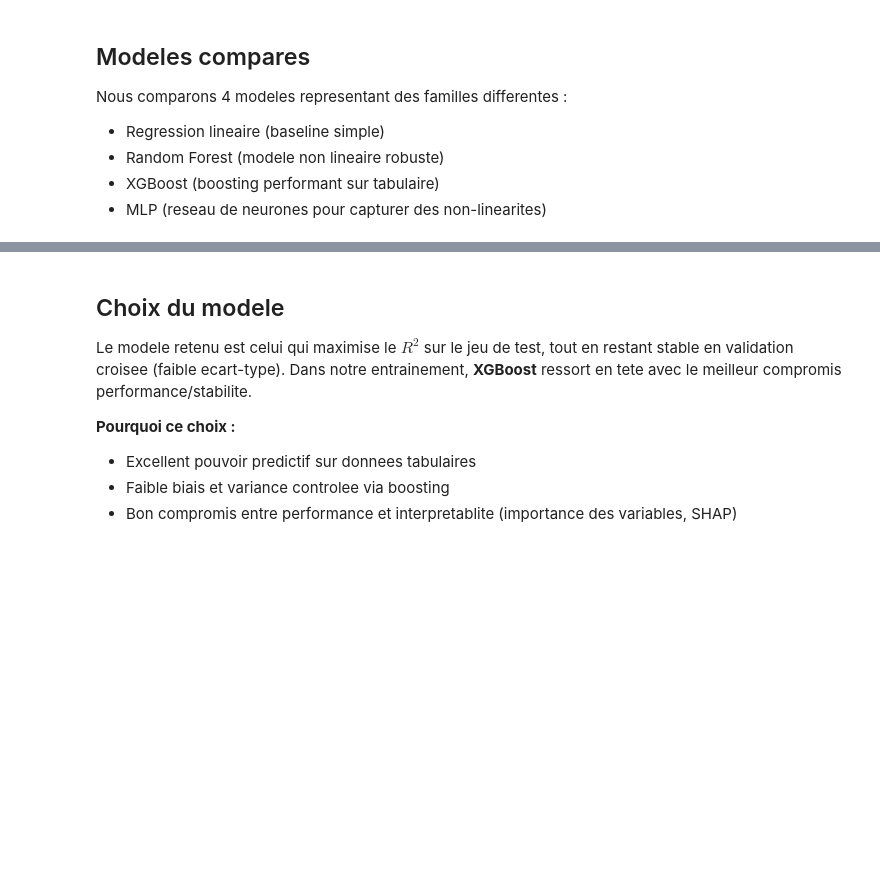
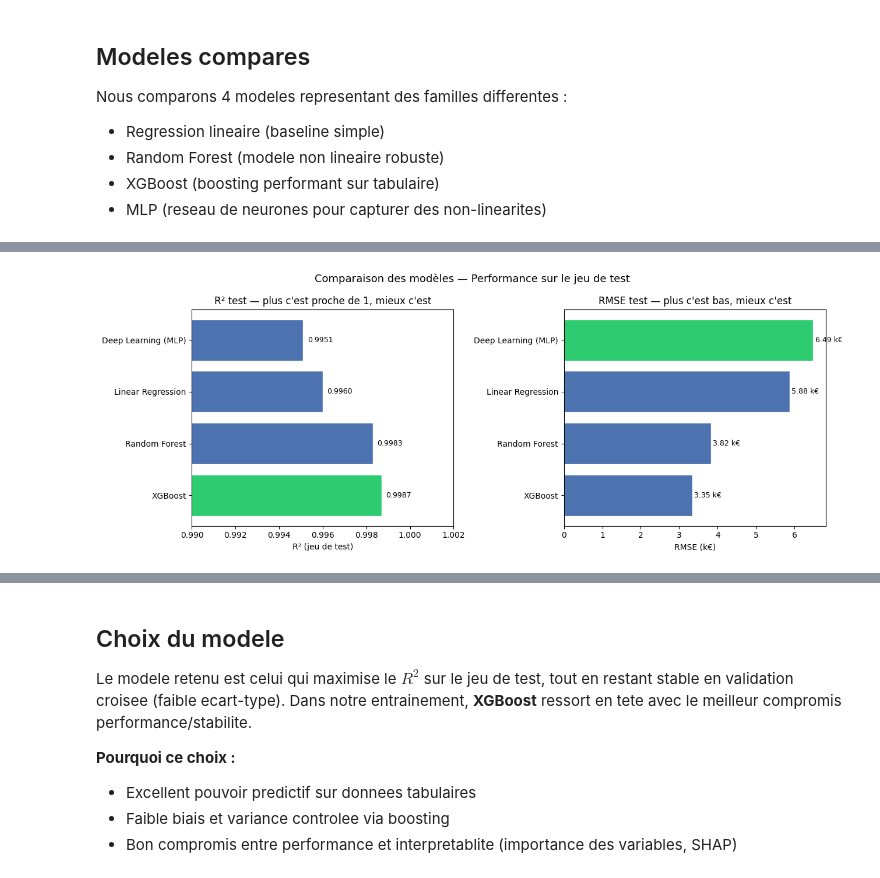
Before and after one commit to Dnivaux/Data_Science_Marketing, a Jupyter notebook: notebooks/02_Model_Choice.ipynb, the cells around one changed output, grey strips where cells are left out. Cells and saved outputs as stored; diff of their text form; code cells hidden in the pictures; blank space fills up the shorter version.

```diff
--- a/notebooks/02_Model_Choice.ipynb
+++ b/notebooks/02_Model_Choice.ipynb
@@ -84,2 +98,31 @@ df_results
 | 0 | Linear Regression | 0.9950 | 0.0021 | 0.9960 | 2.5858 | 5.8793 |
 | 3 | Deep Learning (MLP) | 0.9942 | 0.0018 | 0.9951 | 3.3596 | 6.4914 |
+# %%
+# Visualisation comparative — R² test et RMSE
+fig, (ax1, ax2) = plt.subplots(1, 2, figsize=(13, 5))
+
+names  = df_results["Modele"].tolist()
+colors = ["#2ecc71" if i == 0 else "#4C72B0" for i in range(len(names))]
+
+# R² test
+bars1 = ax1.barh(names, df_results["Test R2"], color=colors, edgecolor="white")
+ax1.set_xlabel("R² (jeu de test)")
+ax1.set_title("R² test — plus c'est proche de 1, mieux c'est")
+ax1.set_xlim(0.990, 1.002)
+for bar, v in zip(bars1, df_results["Test R2"]):
+    ax1.text(v + 0.0002, bar.get_y() + bar.get_height() / 2,
+             f"{v:.4f}", va="center", fontsize=9)
+
+# RMSE test
+bars2 = ax2.barh(names, df_results["Test RMSE"], color=colors[::-1], edgecolor="white")
+ax2.set_xlabel("RMSE (k€)")
+ax2.set_title("RMSE test — plus c'est bas, mieux c'est")
+for bar, v in zip(bars2, df_results["Test RMSE"]):
+    ax2.text(v + 0.05, bar.get_y() + bar.get_height() / 2,
+             f"{v:.2f} k€", va="center", fontsize=9)
+
+plt.suptitle("Comparaison des modèles — Performance sur le jeu de test", fontsize=13)
+plt.tight_layout()
+plt.show()
+# %% [output]
+[figure, added]
```
Also changed, not shown: parts of 13 cells of this notebook, 1 other file.
